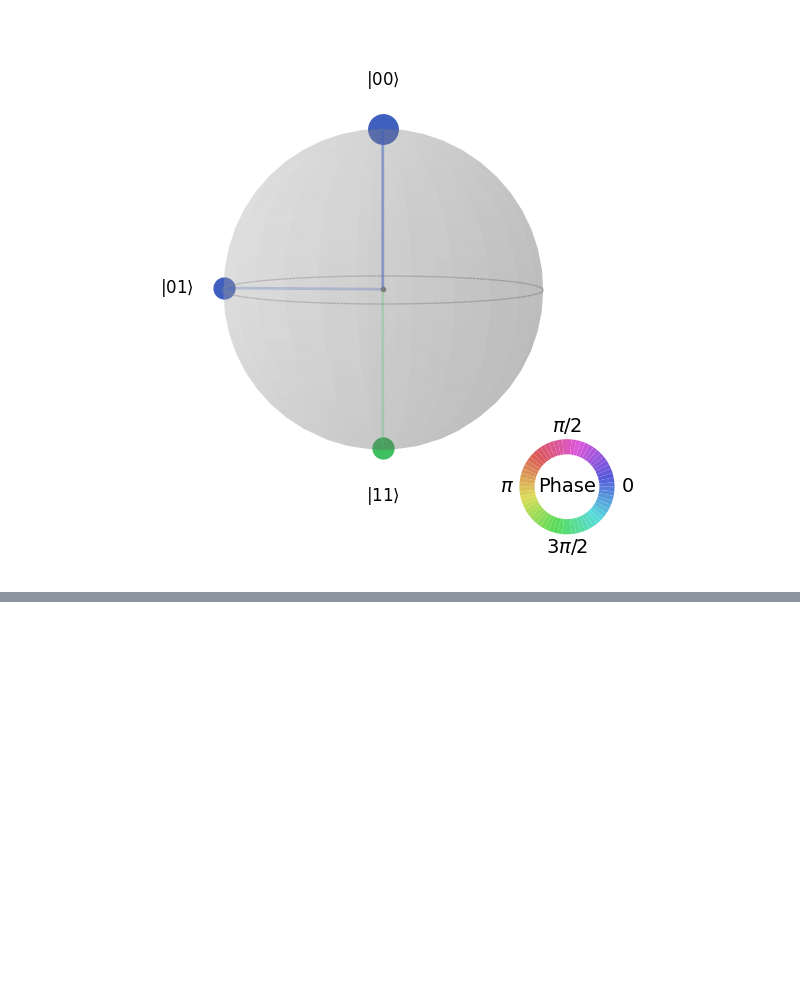
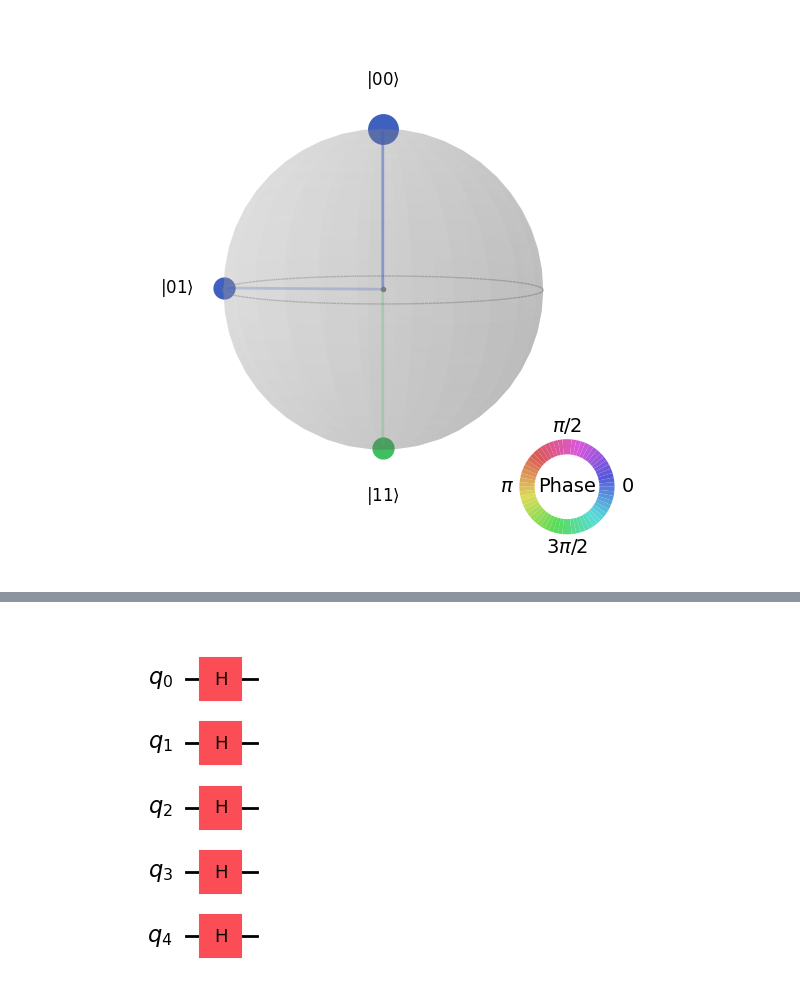
Before and after one commit to SeattleQuantumComputingMeetup/qiskit_developer_certification, a Jupyter notebook: qiskit_dev_cert_exam_prep_meetup_presentation_nhawkins_jun30_2025.ipynb, the cells around one changed output, grey strips where cells are left out. Cells and saved outputs as stored; diff of their text form; code cells hidden in the pictures; blank space fills up the shorter version.

```diff
--- a/qiskit_dev_cert_exam_prep_meetup_presentation_nhawkins_jun30_2025.ipynb
+++ b/qiskit_dev_cert_exam_prep_meetup_presentation_nhawkins_jun30_2025.ipynb
@@ -525,0 +555,6 @@ plot_state_qsphere(psi)
+# %%
+qc2 = QuantumCircuit(5)
+qc2.h(range(5))
+qc2.draw("mpl")
+# %% [output]
+[figure, added]
```
Also changed, not shown: parts of 30 cells of this notebook.
